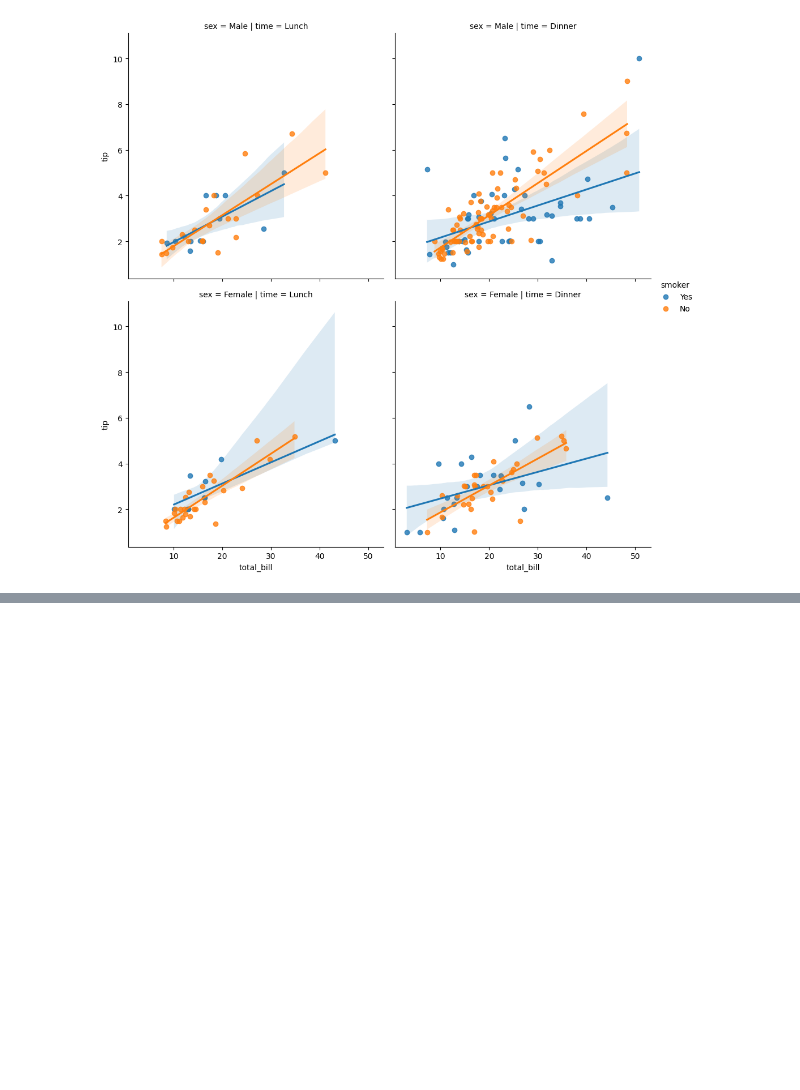
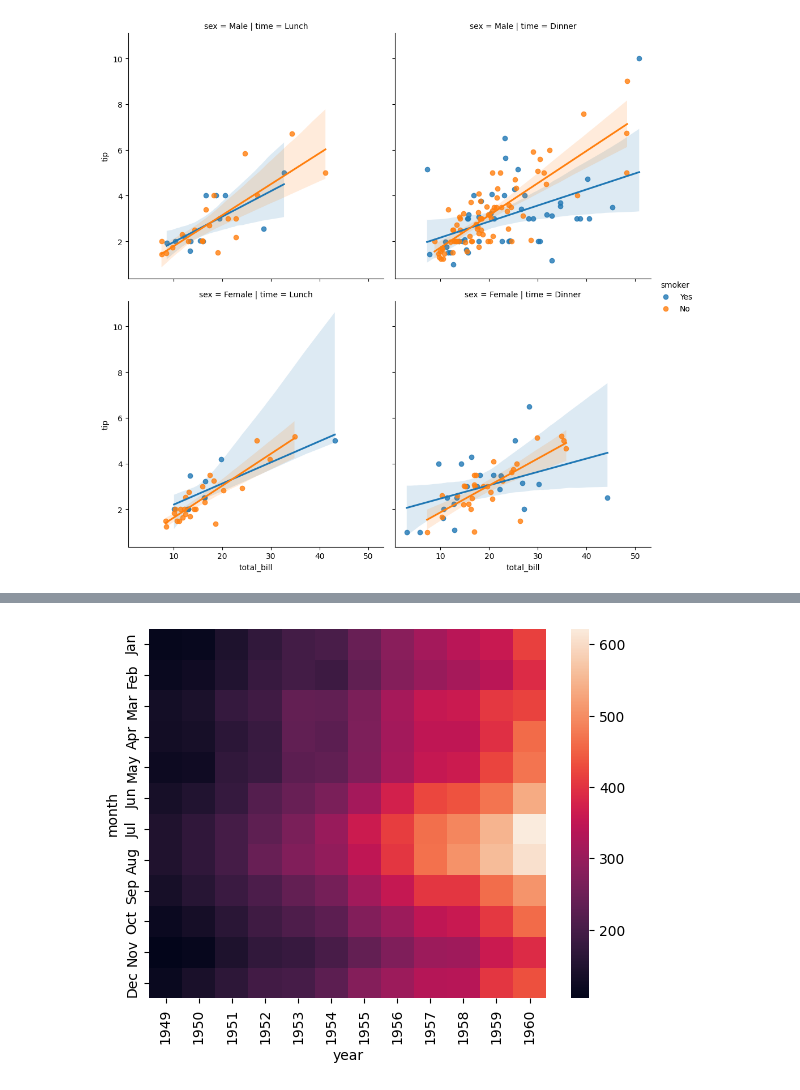
Before and after one commit to SparrowHere/Python-Self-Study-Notebook, a Jupyter notebook: Python Programming Basics.ipynb, the cells around one changed output, grey strips where cells are left out. Drawn from its saved outputs; the diff is of its cells as text; code cells hidden in the pictures; blank space fills up the shorter version.

```diff
--- a/Python Programming Basics.ipynb
+++ b/Python Programming Basics.ipynb
@@ -5711,0 +5757,5 @@ sns.lmplot(x = "total_bill", y = "tip", hue = "smoker", row = "sex", col = "time
+# %%
+import seaborn as sns
+flights = sns.load_dataset("flights")
+df = flights.copy()  # type: ignore
+df.head()
@@ -5711,0 +5793,6 @@ sns.lmplot(x = "total_bill", y = "tip", hue = "smoker", row = "sex", col = "time
+# %%
+df = df.pivot("month", "year", "passengers")
+# %%
+sns.heatmap(df);
+# %% [output]
+[figure, added]
```
Also changed, not shown: parts of 35 cells of this notebook.
